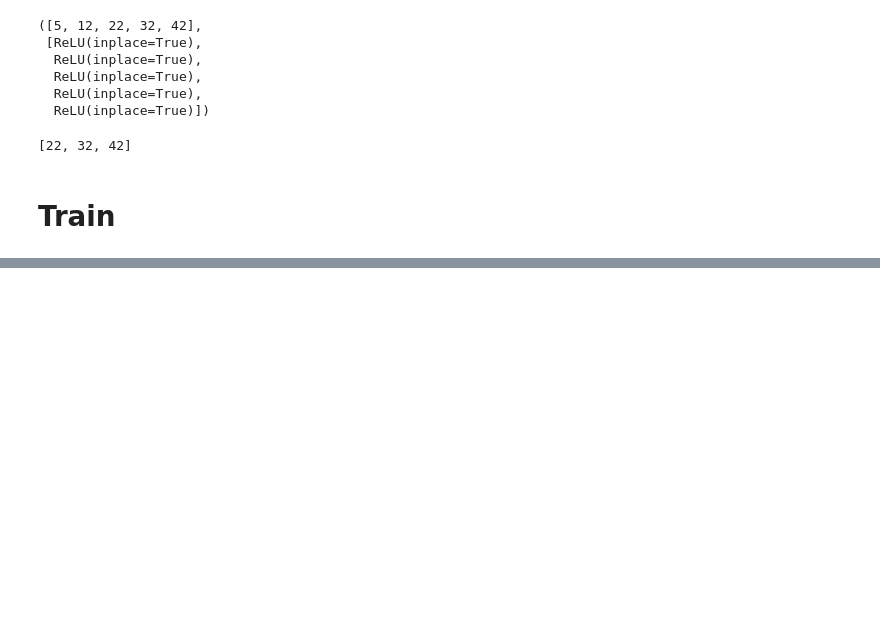
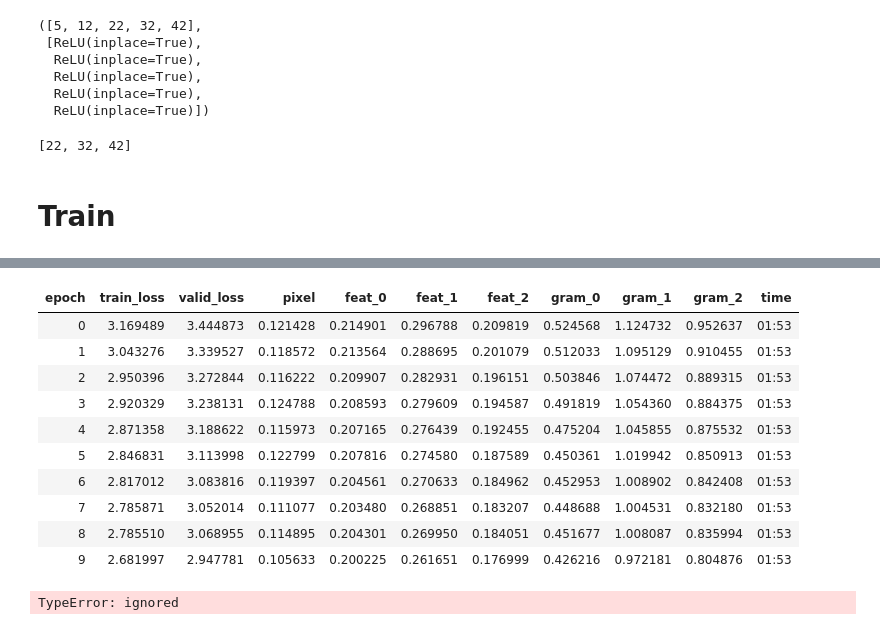
Before and after one commit to Hustens0hn/fastai, a Jupyter notebook: dev_nbs/course/selfmade/lesson7-superres_selfmade.ipynb, the cells around one changed output, grey strips where cells are left out. Drawn from its saved outputs; the diff is of its cells as text; code cells hidden in the pictures; blank space fills up the shorter version.

```diff
--- a/dev_nbs/course/selfmade/lesson7-superres_selfmade.ipynb
+++ b/dev_nbs/course/selfmade/lesson7-superres_selfmade.ipynb
@@ -220,0 +222,15 @@ RuntimeError: CUDA out of memory. Tried to allocate 1.20 GiB (GPU 0; 4.00 GiB to
+# %%
+do_fit(path_drive_models + '1a', slice(lr*10))
+# %% [output]
+| epoch | train_loss | valid_loss | pixel | feat_0 | feat_1 | feat_2 | gram_0 | gram_1 | gram_2 | time |
+| 0 | 3.169489 | 3.444873 | 0.121428 | 0.214901 | 0.296788 | 0.209819 | 0.524568 | 1.124732 | 0.952637 | 01:53 |
+| 1 | 3.043276 | 3.339527 | 0.118572 | 0.213564 | 0.288695 | 0.201079 | 0.512033 | 1.095129 | 0.910455 | 01:53 |
+| 2 | 2.950396 | 3.272844 | 0.116222 | 0.209907 | 0.282931 | 0.196151 | 0.503846 | 1.074472 | 0.889315 | 01:53 |
+| 3 | 2.920329 | 3.238131 | 0.124788 | 0.208593 | 0.279609 | 0.194587 | 0.491819 | 1.054360 | 0.884375 | 01:53 |
+| 4 | 2.871358 | 3.188622 | 0.115973 | 0.207165 | 0.276439 | 0.192455 | 0.475204 | 1.045855 | 0.875532 | 01:53 |
+| 5 | 2.846831 | 3.113998 | 0.122799 | 0.207816 | 0.274580 | 0.187589 | 0.450361 | 1.019942 | 0.850913 | 01:53 |
+| 6 | 2.817012 | 3.083816 | 0.119397 | 0.204561 | 0.270633 | 0.184962 | 0.452953 | 1.008902 | 0.842408 | 01:53 |
+| 7 | 2.785871 | 3.052014 | 0.111077 | 0.203480 | 0.268851 | 0.183207 | 0.448688 | 1.004531 | 0.832180 | 01:53 |
+| 8 | 2.785510 | 3.068955 | 0.114895 | 0.204301 | 0.269950 | 0.184051 | 0.451677 | 1.008087 | 0.835994 | 01:53 |
+| 9 | 2.681997 | 2.947781 | 0.105633 | 0.200225 | 0.261651 | 0.176999 | 0.426216 | 0.972181 | 0.804876 | 01:53 |
+TypeError: ignored
```
Also changed, not shown: parts of 26 cells of this notebook.
